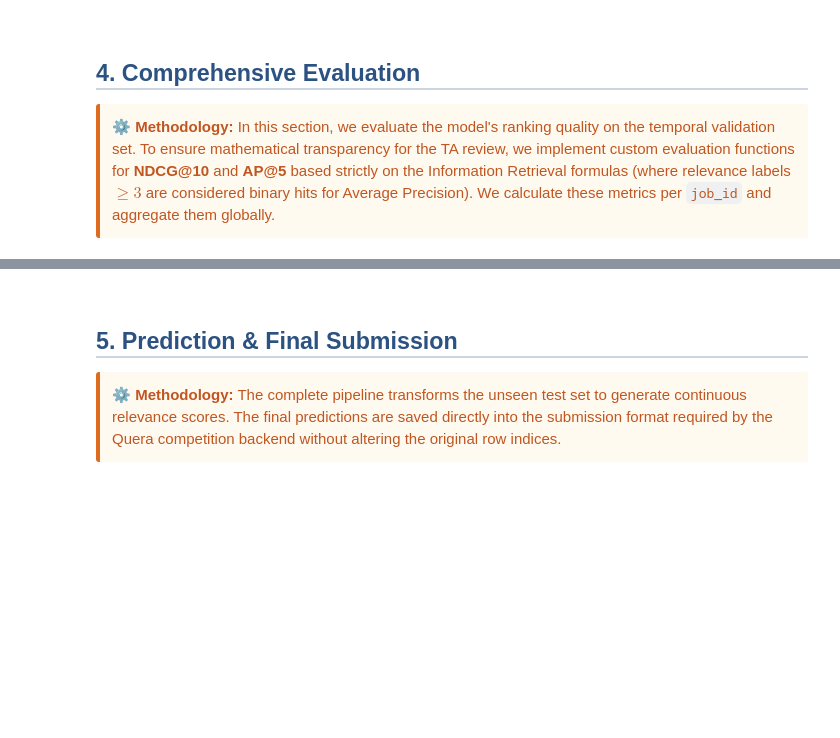
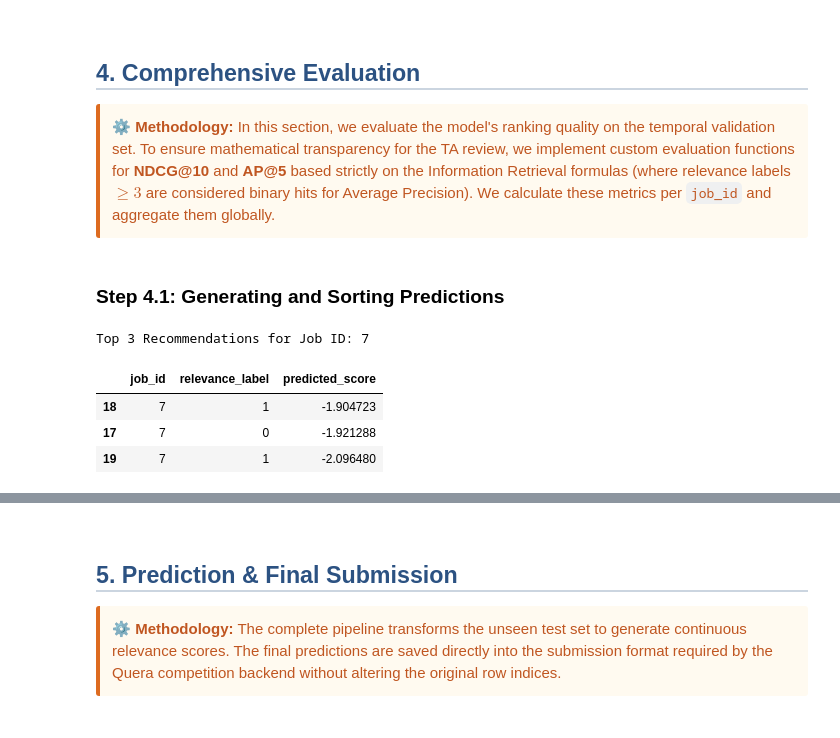
Before and after one commit to Parsa-Saeednia/UT-DataScience-Spring2026, a Jupyter notebook: Assignments/CA3/task3_CandidateRanking.ipynb, the cells around one changed output, grey strips where cells are left out. Saved outputs shown, nothing was run; the diff lists cells and outputs as text; code cells hidden in the pictures; blank space fills up the shorter version.

```diff
--- a/Assignments/CA3/task3_CandidateRanking.ipynb
+++ b/Assignments/CA3/task3_CandidateRanking.ipynb
@@ -587,3 +587,29 @@ plt.show()
 <div class="alert alert-warning" style="background-color: #fffaf0; border-left: 4px solid #dd6b20; color: #c05621;">
     <strong>⚙️ Methodology:</strong> In this section, we evaluate the model's ranking quality on the temporal validation set. To ensure mathematical transparency for the TA review, we implement custom evaluation functions for <strong>NDCG@10</strong> and <strong>AP@5</strong> based strictly on the Information Retrieval formulas (where relevance labels $\ge 3$ are considered binary hits for Average Precision). We calculate these metrics per <code>job_id</code> and aggregate them globally.
 </div>
+# %% [markdown]
+### Step 4.1: Generating and Sorting Predictions
+# %%
+# --- 4.1 Generate Predictions & Rank ---
+
+# Create a copy of the validation set to store predictions
+ranked_val = v_set.copy()
+
+# Predict the continuous ranking score
+ranked_val['predicted_score'] = best_model.predict(X_v)
+
+# SORTING LOGIC:
+# 1. Group by job_id (ascending)
+# 2. Within each job, sort by predicted_score (descending)
+ranked_val = ranked_val.sort_values(by=['job_id', 'predicted_score'], ascending=[True, False])
+
+# Display the top 3 recommended candidates for the first job in the validation set
+sample_job = ranked_val['job_id'].iloc[0]
+print(f"Top 3 Recommendations for Job ID: {sample_job}")
+display(ranked_val[ranked_val['job_id'] == sample_job][['job_id', 'relevance_label', 'predicted_score']].head(3))
+# %% [output]
+Top 3 Recommendations for Job ID: 7
+|  | job_id | relevance_label | predicted_score |
+| 18 | 7 | 1 | -1.904723 |
+| 17 | 7 | 0 | -1.921288 |
+| 19 | 7 | 1 | -2.096480 |
```
Also changed, not shown: parts of 4 cells of this notebook, 1 other file.
